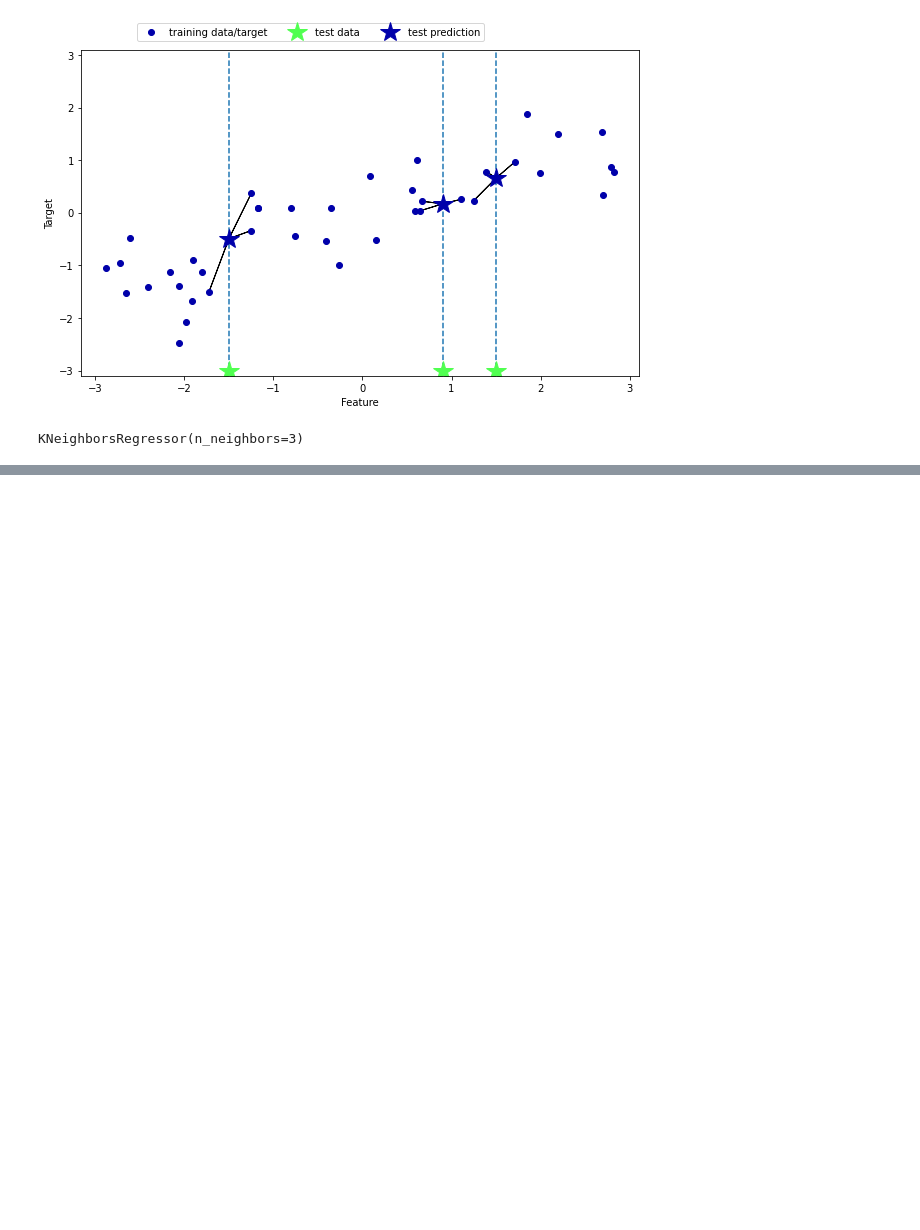
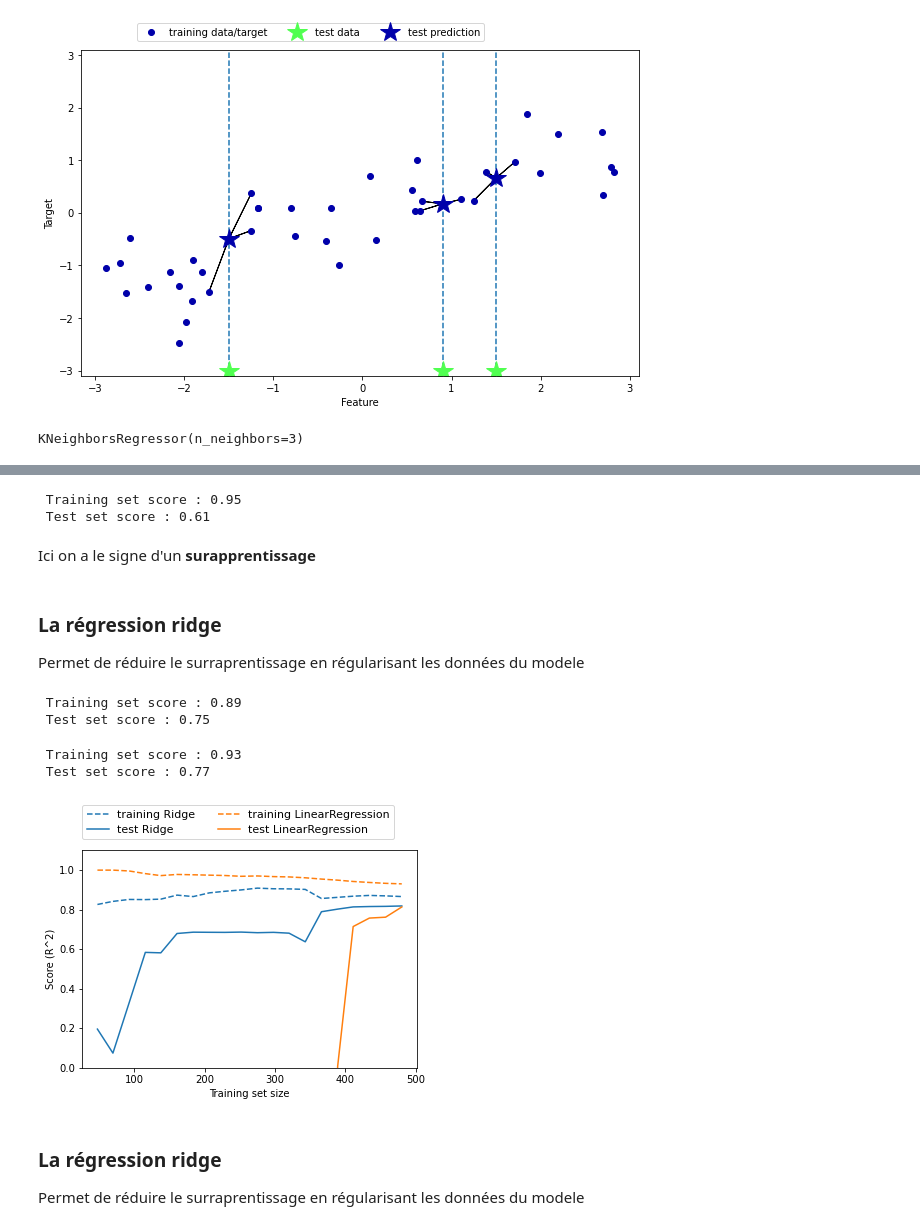
Before and after one commit to jeanlagniaux/Machine-Learning, a Jupyter notebook: Apprentissage Automatique Supervise.ipynb, the cells around one changed output, grey strips where cells are left out. Saved outputs shown, nothing was run; the diff lists cells and outputs as text; code cells hidden in the pictures; blank space fills up the shorter version.

Commit message:
Ridge

```diff
--- a/Apprentissage Automatique Supervise.ipynb
+++ b/Apprentissage Automatique Supervise.ipynb
@@ -157,0 +178,49 @@ axes[0].legend(["Model predictions", "Training data/target", "test data/target"]
+# %%
+X, y = mglearn.datasets.load_extended_boston()
+
+X_train, X_test, y_train, y_test = train_test_split(X, y , random_state=0)
+
+lr = LinearRegression().fit(X_train, y_train)
+# %%
+print(" Training set score : {:.2f}".format(lr.score(X_train, y_train)))
+print(" Test set score : {:.2f}".format(lr.score(X_test, y_test)))
+# %% [output]
+ Training set score : 0.95
+ Test set score : 0.61
+# %% [markdown]
+Ici on a le signe d'un **surapprentissage**
+# %% [markdown]
+### La régression ridge
+
+Permet de réduire le surraprentissage en régularisant les données du modele
+# %%
+from sklearn.linear_model import Ridge
+
+ridge = Ridge().fit(X_train, y_train)
+
+print(" Training set score : {:.2f}".format(ridge.score(X_train, y_train)))
+print(" Test set score : {:.2f}".format(ridge.score(X_test, y_test)))
+# %% [output]
+ Training set score : 0.89
+ Test set score : 0.75
+# %%
+ridge = Ridge(alpha=0.1).fit(X_train, y_train) #on change le coef alpha qui permet a l'utilisateur de
+#spécifier l'importance entre la simplicité et la perf
+#valeur optimal d'alpha depend du jeu de données
+#augmenter alpha = force les coef a se rapprocher de zéro ce qui fait décroitre les perf mais
+#peu aider a avoir un meilleur généralisation
+
+print(" Training set score : {:.2f}".format(ridge.score(X_train, y_train)))
+print(" Test set score : {:.2f}".format(ridge.score(X_test, y_test)))
+# %% [output]
+ Training set score : 0.93
+ Test set score : 0.77
+# %%
+mglearn.plots.plot_ridge_n_samples()
+#comparaison lineaire et ridge sur un coef 1 en fonction du nombre de parametre
+# %% [output]
+[figure, added]
+# %% [markdown]
+### La régression ridge
+
+Permet de réduire le surraprentissage en régularisant les données du modele
```
Also changed, not shown: parts of 12 cells of this notebook.
